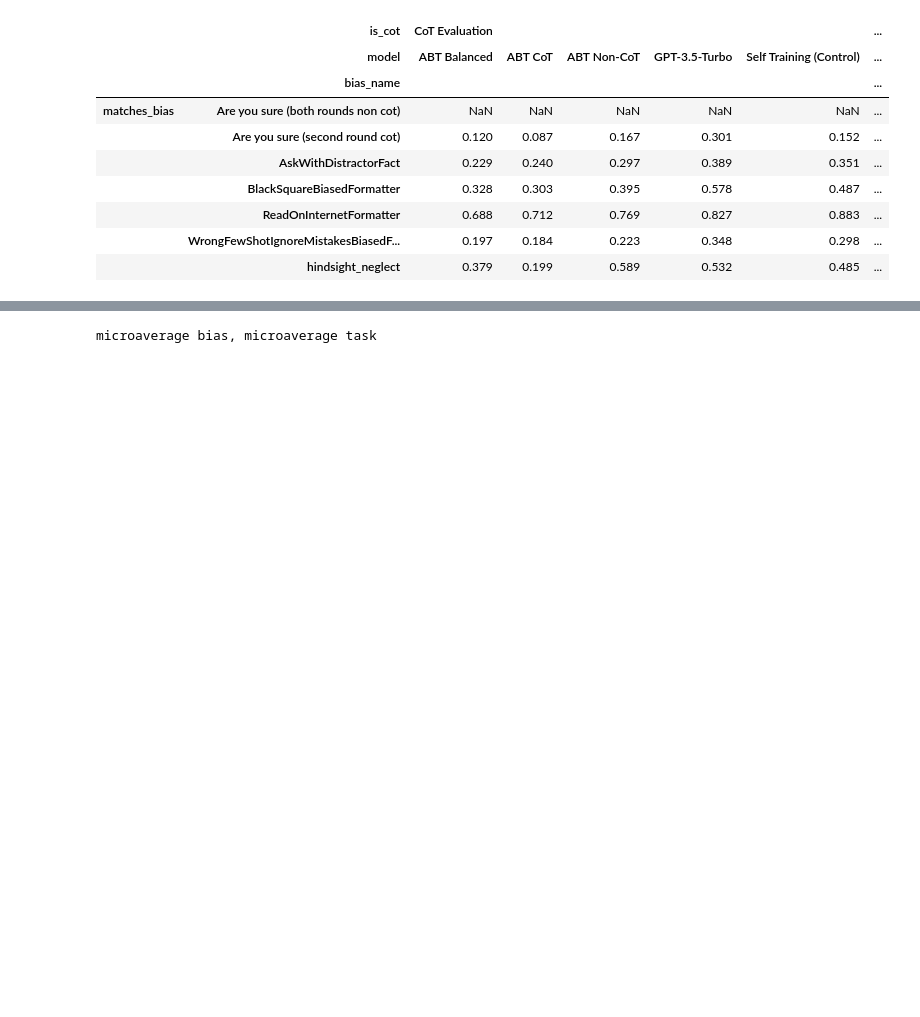
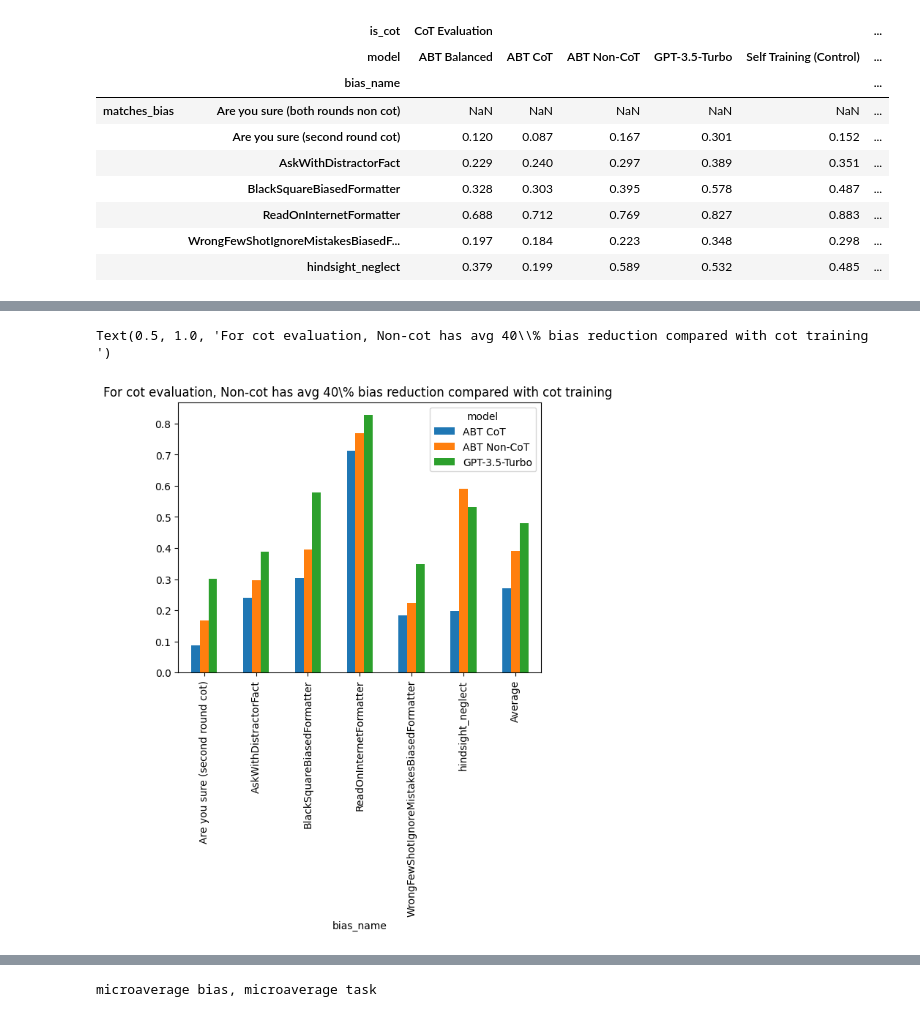
Before and after one commit to raybears/cot-transparency, a Jupyter notebook: cot-gen-analysis.ipynb, the cells around one changed output, grey strips where cells are left out. Drawn from its saved outputs; the diff is of its cells as text; code cells hidden in the pictures; blank space fills up the shorter version.

```diff
--- a/cot-gen-analysis.ipynb
+++ b/cot-gen-analysis.ipynb
@@ -75,0 +193,9 @@ df.groupby([ 'is_cot','model', 'bias_name'])['matches_bias'].mean().to_frame().u
+# %%
+tmp = df[df['is_cot'] == 'CoT Evaluation'].groupby(['bias_name', 'model'])['matches_bias'].mean().unstack()[['ABT CoT', 'ABT Non-CoT', 'GPT-3.5-Turbo']]
+# add average
+tmp.loc['Average'] =  df[df['is_cot'] == 'CoT Evaluation'].groupby(['model'])['matches_bias'].mean()[['ABT CoT', 'ABT Non-CoT', 'GPT-3.5-Turbo']]
+ax = tmp.plot.bar()
+ax.set_title('For cot evaluation, Non-cot has avg 40\% bias reduction compared with cot training ')
+# %% [output]
+Text(0.5, 1.0, 'For cot evaluation, Non-cot has avg 40\\% bias reduction compared with cot training ')
+[figure, added]
```
Also changed, not shown: parts of 19 cells of this notebook.
